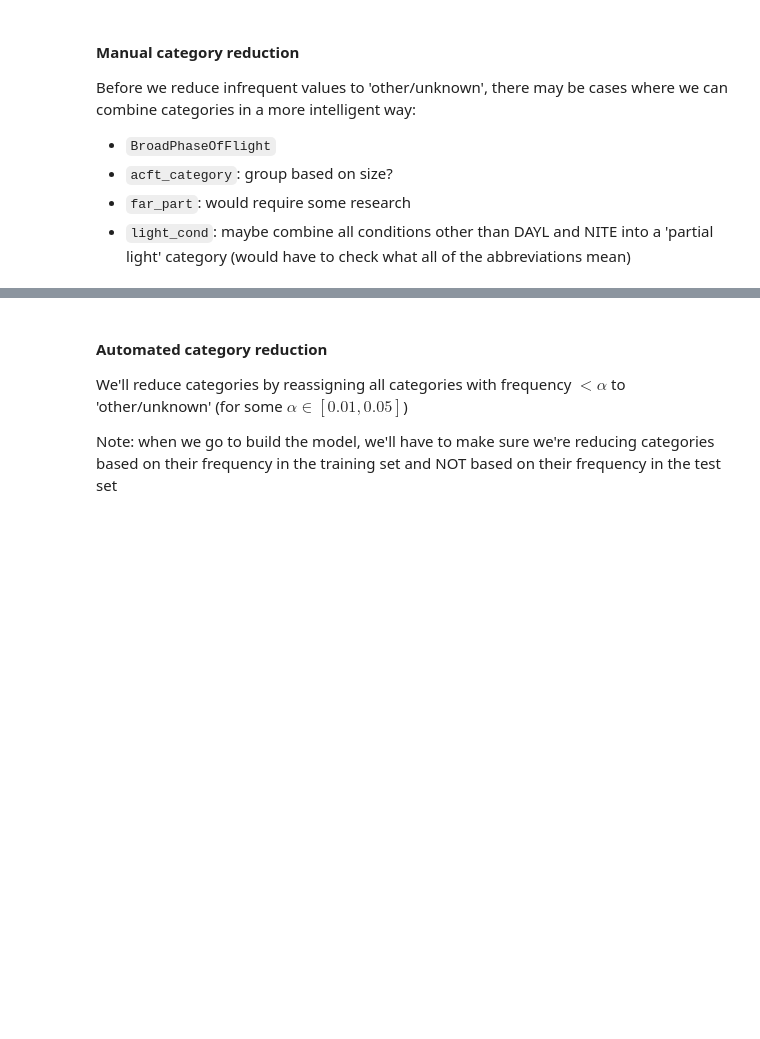
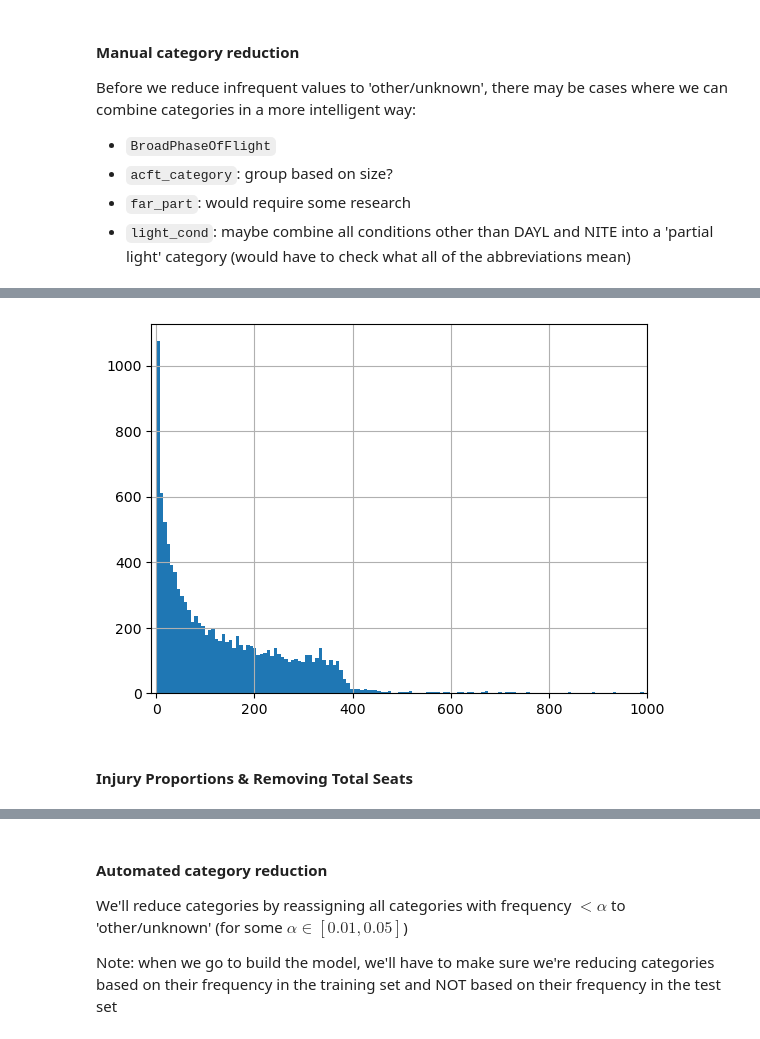
Before and after one commit to TheErdosInstitute-Summer2025-Project/aviation-project, a Jupyter notebook: jupyter-notebooks/ntsb_data_cleaning.ipynb, the cells around one changed output, grey strips where cells are left out. Drawn from its saved outputs; the diff is of its cells as text; code cells hidden in the pictures; blank space fills up the shorter version.

```diff
--- a/jupyter-notebooks/ntsb_data_cleaning.ipynb
+++ b/jupyter-notebooks/ntsb_data_cleaning.ipynb
@@ -208,0 +256,7 @@ data.loc[data['acft_make'].str.startswith('bell helicopter'),'acft_make'] = 'bel
+# %%
+data['insp_date'] = pd.to_datetime(data['date_last_insp'].replace('other/unknown',np.nan))
+data['event_date'] = pd.to_datetime(data['ev_date'])
+data['days_since_insp'] = (data['event_date'] - data['insp_date']).dt.days
+data =data.drop(columns=['date_last_insp','ev_date'])
+# %%
+data['days_since_insp'][data['days_since_insp'] < 0] = 0
@@ -208,0 +290,8 @@ data.loc[data['acft_make'].str.startswith('bell helicopter'),'acft_make'] = 'bel
+# %%
+data['days_since_insp'].hist(bins=2000)
+plt.xlim(-10,1000)
+plt.show()
+# %% [output]
+[figure, added]
+# %% [markdown]
+#### Injury Proportions & Removing Total Seats
```
Also changed, not shown: parts of 9 cells of this notebook, 1 other file.
